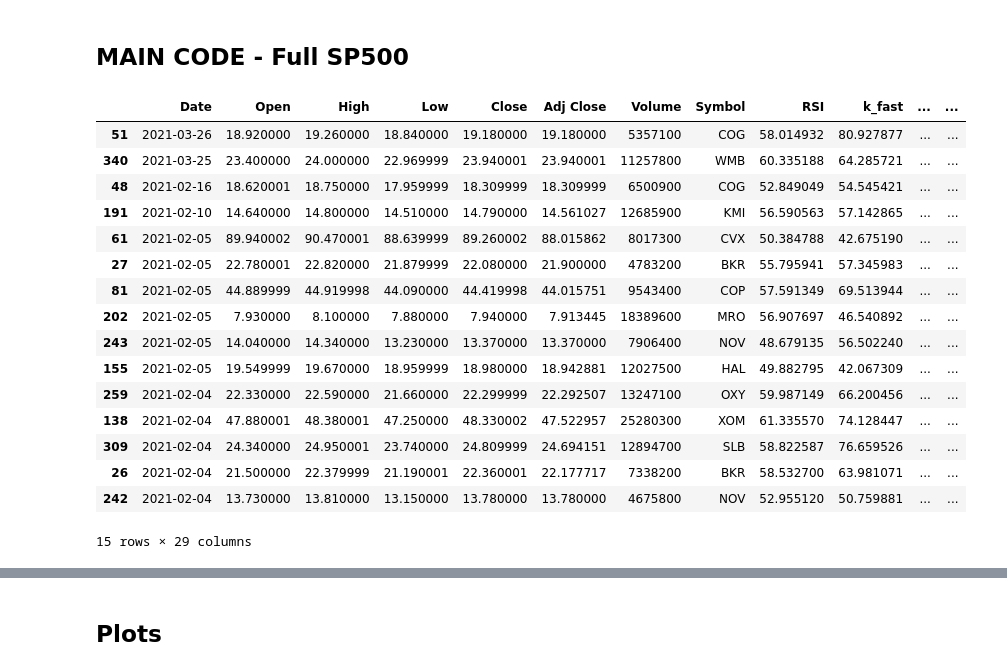
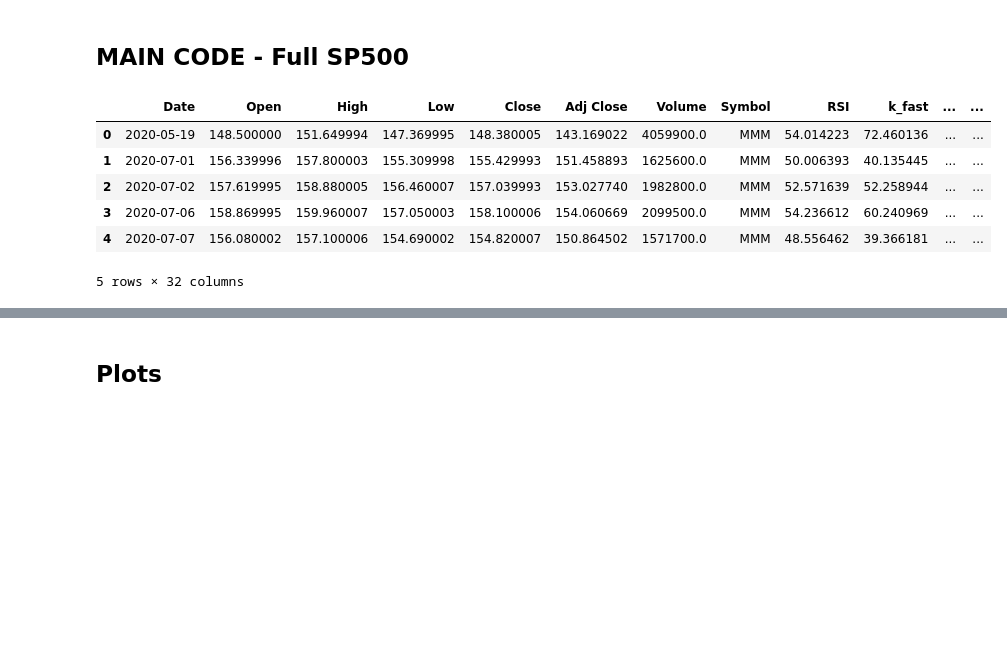
Before and after one commit to arjygh/stocksandoptions, a Jupyter notebook: stonks.ipynb, the cells around one changed output, grey strips where cells are left out. Drawn from its saved outputs; the diff is of its cells as text; code cells hidden in the pictures; blank space fills up the shorter version.

```diff
--- a/stonks.ipynb
+++ b/stonks.ipynb
@@ -380,39 +325,41 @@ sp500 = sp500[sp500['Symbol'] != "."]
 
 no_data_tickers = []
 
-# intializing dataframe
-column_names = ['Symbol', 'Trade_Date','CBI_SS','CBI_MACD','CBI','Trade_Price','Price_Delta',
-                'Avg_Volume', 'RSI_val', 'RSI_slope, intercept', 'SS_val', 'SS_slope, intercept',
-                'MSCD_Div_val', 'MACD_Div_slope, intercept']
-
-passed_trades = pd.DataFrame()
+#initialize df
+full_df0 = pd.DataFrame()
 
 # start_time and end_time to fetch data from yahoo
-start_time = '2019-10-01'
-end_time = '2021-04-18'
+start_time = '2020-01-01'
+end_time = '2021-03-31'
 
 # start and end dates of trading period
-trade_days_start = '2020-04-12'
-trade_days_end = '2021-03-30'
+trade_days_start = '2020-01-01'
+trade_days_end = '2020-12-31'
 test_days = pd.bdate_range(trade_days_start, trade_days_end)
 
 sector_list = list(sp500['GICS Sector'].unique())
 total = sp500['Symbol'].nunique()
 
-sector_list = ['Energy']
+#sector_list = ['Energy']
 #ticker_list = ['APA']
 
 for sector in sector_list:
     ticker_list = list(sp500[sp500['GICS Sector']==sector]['Symbol'])
-    passed_trades_df, no_data_tickers_list =  connect_and_get_cbi_for_ticker_list(ticker_list, start_time, end_time, test_days)
+    full_df, no_data_tickers_list =  connect_and_get_cbi_for_ticker_list(ticker_list, start_time,
+                                                                                  end_time, test_days,
+                                                                                  holding_days = 0)
     print("Passed df for ", ticker_list)
     print(passed_trades_df)
     print("Done passed df")
-    passed_trades = passed_trades.append(passed_trades_df)
+    full_df0 = full_df0.append(full_df)
     no_data_tickers.append(no_data_tickers_list)
 
 if not passed_trades.size:
     raise Exception("No passed trades  found")
+
+#greater than the start date and smaller than the end date
+mask = (full_df0['Date'] >= test_days[0]) & (full_df0['Date'] <= test_days[-1]) & (full_df0['CBI']<1.0)
+passed_trades = full_df0.loc[mask]
 
 passed_trades = passed_trades.merge(sp500, how='left', on='Symbol')
 passed_trades.head()
@@ -422,23 +369,19 @@ passed_trades.head()
 #passed_trades.to_csv(filename)
 #sp500.to_csv('sp500.csv')
 # %%
-passed_trades.sort_values(by=['Date', 'CBI'], ascending=False, inplace=True)
-passed_trades[passed_trades['CBI']<0.30].head(15)
+#passed_trades.sort_values(by=['Date', 'CBI'], ascending=False, inplace=True)
+CBI_cutoff = 1.0
+passed_trades = passed_trades[passed_trades['CBI']<CBI_cutoff].reset_index(drop=True)
+passed_trades["Sell_Price"] = np.nan
+passed_trades["Sell_Date"] = np.nan
+passed_trades["Holding_Period"] = np.nan
+passed_trades.head()
+#full_df0.head()
 # %% [output]
 |  | Date | Open | High | Low | Close | Adj Close | Volume | Symbol | RSI | k_fast | ... | ... |
-| 51 | 2021-03-26 | 18.920000 | 19.260000 | 18.840000 | 19.180000 | 19.180000 | 5357100 | COG | 58.014932 | 80.927877 | ... | ... |
-| 340 | 2021-03-25 | 23.400000 | 24.000000 | 22.969999 | 23.940001 | 23.940001 | 11257800 | WMB | 60.335188 | 64.285721 | ... | ... |
-| 48 | 2021-02-16 | 18.620001 | 18.750000 | 17.959999 | 18.309999 | 18.309999 | 6500900 | COG | 52.849049 | 54.545421 | ... | ... |
-| 191 | 2021-02-10 | 14.640000 | 14.800000 | 14.510000 | 14.790000 | 14.561027 | 12685900 | KMI | 56.590563 | 57.142865 | ... | ... |
-| 61 | 2021-02-05 | 89.940002 | 90.470001 | 88.639999 | 89.260002 | 88.015862 | 8017300 | CVX | 50.384788 | 42.675190 | ... | ... |
-| 27 | 2021-02-05 | 22.780001 | 22.820000 | 21.879999 | 22.080000 | 21.900000 | 4783200 | BKR | 55.795941 | 57.345983 | ... | ... |
-| 81 | 2021-02-05 | 44.889999 | 44.919998 | 44.090000 | 44.419998 | 44.015751 | 9543400 | COP | 57.591349 | 69.513944 | ... | ... |
-| 202 | 2021-02-05 | 7.930000 | 8.100000 | 7.880000 | 7.940000 | 7.913445 | 18389600 | MRO | 56.907697 | 46.540892 | ... | ... |
-| 243 | 2021-02-05 | 14.040000 | 14.340000 | 13.230000 | 13.370000 | 13.370000 | 7906400 | NOV | 48.679135 | 56.502240 | ... | ... |
-| 155 | 2021-02-05 | 19.549999 | 19.670000 | 18.959999 | 18.980000 | 18.942881 | 12027500 | HAL | 49.882795 | 42.067309 | ... | ... |
-| 259 | 2021-02-04 | 22.330000 | 22.590000 | 21.660000 | 22.299999 | 22.292507 | 13247100 | OXY | 59.987149 | 66.200456 | ... | ... |
-| 138 | 2021-02-04 | 47.880001 | 48.380001 | 47.250000 | 48.330002 | 47.522957 | 25280300 | XOM | 61.335570 | 74.128447 | ... | ... |
-| 309 | 2021-02-04 | 24.340000 | 24.950001 | 23.740000 | 24.809999 | 24.694151 | 12894700 | SLB | 58.822587 | 76.659526 | ... | ... |
-| 26 | 2021-02-04 | 21.500000 | 22.379999 | 21.190001 | 22.360001 | 22.177717 | 7338200 | BKR | 58.532700 | 63.981071 | ... | ... |
-| 242 | 2021-02-04 | 13.730000 | 13.810000 | 13.150000 | 13.780000 | 13.780000 | 4675800 | NOV | 52.955120 | 50.759881 | ... | ... |
+| 0 | 2020-05-19 | 148.500000 | 151.649994 | 147.369995 | 148.380005 | 143.169022 | 4059900.0 | MMM | 54.014223 | 72.460136 | ... | ... |
+| 1 | 2020-07-01 | 156.339996 | 157.800003 | 155.309998 | 155.429993 | 151.458893 | 1625600.0 | MMM | 50.006393 | 40.135445 | ... | ... |
+| 2 | 2020-07-02 | 157.619995 | 158.880005 | 156.460007 | 157.039993 | 153.027740 | 1982800.0 | MMM | 52.571639 | 52.258944 | ... | ... |
+| 3 | 2020-07-06 | 158.869995 | 159.960007 | 157.050003 | 158.100006 | 154.060669 | 2099500.0 | MMM | 54.236612 | 60.240969 | ... | ... |
+| 4 | 2020-07-07 | 156.080002 | 157.100006 | 154.690002 | 154.820007 | 150.864502 | 1571700.0 | MMM | 48.556462 | 39.366181 | ... | ... |
-15 rows × 29 columns
+5 rows × 32 columns
```
Also changed, not shown: parts of 9 cells of this notebook, 10 other files.
